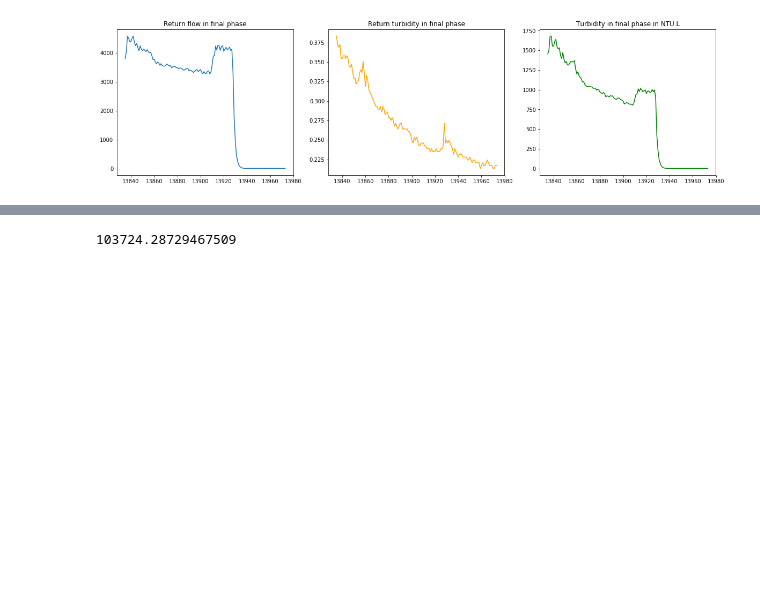
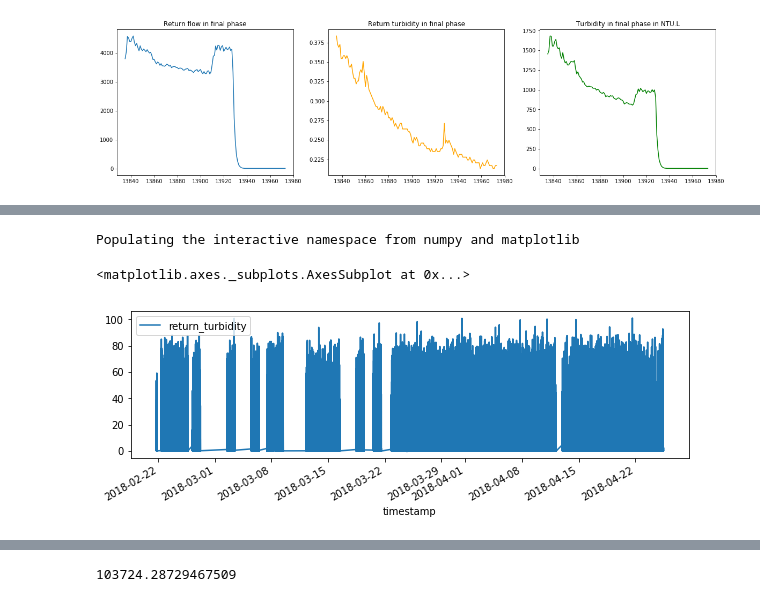
Before and after one commit to paniquex/MSU_2course_selection, a Jupyter notebook: first_task/Untitled.ipynb, the cells around one changed output, grey strips where cells are left out. Saved outputs shown, nothing was run; the diff lists cells and outputs as text; code cells hidden in the pictures; blank space fills up the shorter version.

```diff
--- a/first_task/Untitled.ipynb
+++ b/first_task/Untitled.ipynb
@@ -69,0 +72,39 @@ ax[2].set_title('Turbidity in final phase in NTU.L');
+# %%
+import time
+import csv
+import pickle
+import random
+import time
+import numpy as np
+import pandas as pd
+import pylab as plt
+import seaborn as sns
+from functools import wraps
+from matplotlib.font_manager import FontProperties
+from scipy import interp
+import matplotlib.pyplot as plt
+from sklearn import neighbors
+from sklearn import preprocessing
+from sklearn import tree
+from sklearn.ensemble import AdaBoostClassifier
+from sklearn import svm
+from sklearn.metrics import accuracy_score
+from sklearn.model_selection import train_test_split
+from sklearn.metrics import roc_curve, auc
+from sklearn.metrics import confusion_matrix
+from sklearn.decomposition import PCA
+
+%matplotlib inline
+pd.options.display.max_columns = None # выводить в датафрейме всё
+%pylab inline
+figsize(10, 3)
+# %% [output]
+Populating the interactive namespace from numpy and matplotlib
+# %%
+train_data_ts = train_data.copy()
+train_data_ts.index = train_data_ts['timestamp']
+# %%
+train_data_ts[['return_turbidity']].plot()
+# %% [output]
+<matplotlib.axes._subplots.AxesSubplot at 0x...>
+[figure, added]
```
Also changed, not shown: parts of 36 cells of this notebook.
